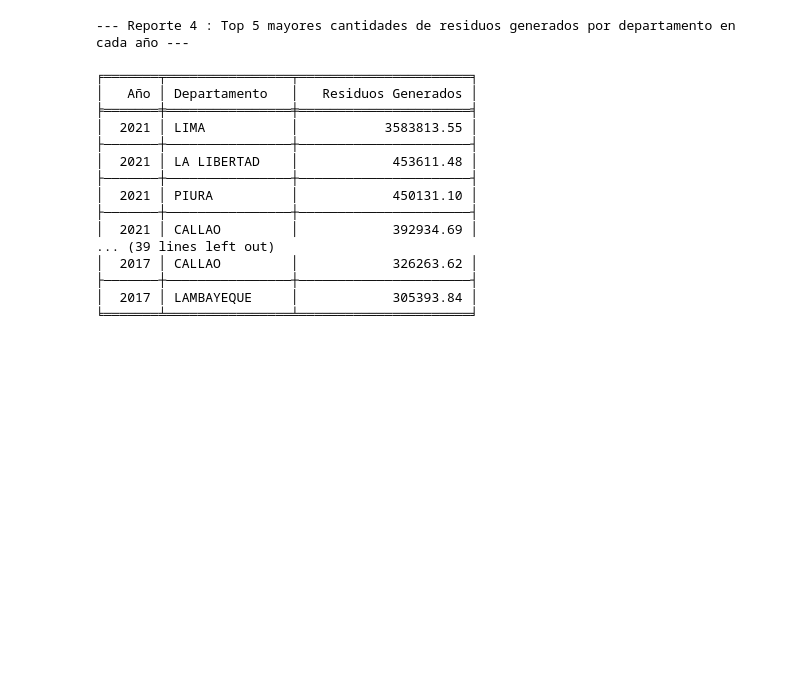
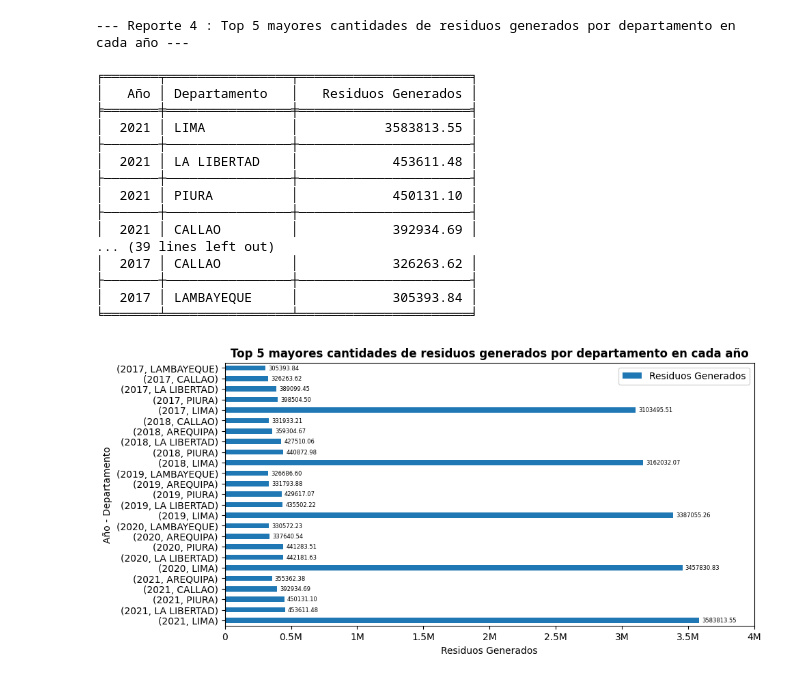
Before and after one commit to Richv83/POO-TF, a Jupyter notebook: TrabajoFinal.ipynb, the cells around one changed output. Cells and saved outputs as stored; diff of their text form; code cells hidden in the pictures; blank space fills up the shorter version.

```diff
--- a/TrabajoFinal.ipynb
+++ b/TrabajoFinal.ipynb
@@ -157,40 +157,63 @@ plt.show()
 # %%
-reporte_4=rg.pivot_table(index=["PERIODO","DEPARTAMENTO"], values="QRESIDUOS_MUN", aggfunc="sum")
+reporte_4 = rg.pivot_table(
+    index=["PERIODO", "DEPARTAMENTO"], values="QRESIDUOS_MUN", aggfunc="sum"
+)
 reporte_4.columns = ["Residuos Generados"]
-reporte_4.index.names = ["Año","Departamento"]
-
-reporte_4_sorted=reporte_4.sort_values(by=["Año","Residuos Generados"], ascending=False)
-
-#obtener los 5 departamentos con mayor cantidad de residuos generados en cada año
+reporte_4.index.names = ["Año", "Departamento"]
+reporte_4_sorted = reporte_4.sort_values(
+    by=["Año", "Residuos Generados"], ascending=False
+)
 reporte_4_sorted_top5 = reporte_4_sorted.groupby("Año").head()
 
-print("\n--- Reporte 4 : Top 5 mayores cantidades de residuos generados por departamento en cada año ---\n")
+print(
+    "\n--- Reporte 4 : Top 5 mayores cantidades de residuos generados por departamento en cada año ---\n"
+)
 print(
     tabulate(
         reporte_4_sorted_top5.reset_index(),
         headers="keys",
         tablefmt="fancy_grid",
         showindex="False",
         numalign="right",
         floatfmt=".2f",
     )
 )
+
+reporte_4_sorted_top5_g = reporte_4_sorted_top5.plot(kind="barh", figsize=(10, 5))
+reporte_4_sorted_top5_g.set_title(
+    "Top 5 mayores cantidades de residuos generados por departamento en cada año",
+    fontweight="bold",
+    loc="center",
+)
+reporte_4_sorted_top5_g.set_xlabel("Residuos Generados")
+reporte_4_sorted_top5_g.set_ylabel("Año - Departamento")
+reporte_4_sorted_top5_g.set_xlim(0, 4000000)
+reporte_4_sorted_top5_g.set_xticks(
+    [0, 500000, 1000000, 1500000, 2000000, 2500000, 3000000, 3500000, 4000000]
+)
+reporte_4_sorted_top5_g.set_xticklabels(
+    ["0", "0.5M", "1M", "1.5M", "2M", "2.5M", "3M", "3.5M", "4M"]
+)
+reporte_4_sorted_top5_g.bar_label(reporte_4_sorted_top5_g.containers[0], fmt="%.2f", padding=3, label_type="edge", fontsize=6)
+reporte_4_sorted_top5_g.legend(loc="upper right")
+plt.show()
 # %% [output]
 --- Reporte 4 : Top 5 mayores cantidades de residuos generados por departamento en cada año ---
 
 ╒═══════╤════════════════╤══════════════════════╕
 │   Año │ Departamento   │   Residuos Generados │
 ╞═══════╪════════════════╪══════════════════════╡
 │  2021 │ LIMA           │           3583813.55 │
 ├───────┼────────────────┼──────────────────────┤
 │  2021 │ LA LIBERTAD    │            453611.48 │
 ├───────┼────────────────┼──────────────────────┤
 │  2021 │ PIURA          │            450131.10 │
 ├───────┼────────────────┼──────────────────────┤
 │  2021 │ CALLAO         │            392934.69 │
 ... (39 lines left out)
 │  2017 │ CALLAO         │            326263.62 │
 ├───────┼────────────────┼──────────────────────┤
 │  2017 │ LAMBAYEQUE     │            305393.84 │
 ╘═══════╧════════════════╧══════════════════════╛
+[figure, added]
 # %%
```
Also changed, not shown: parts of 4 cells of this notebook.
